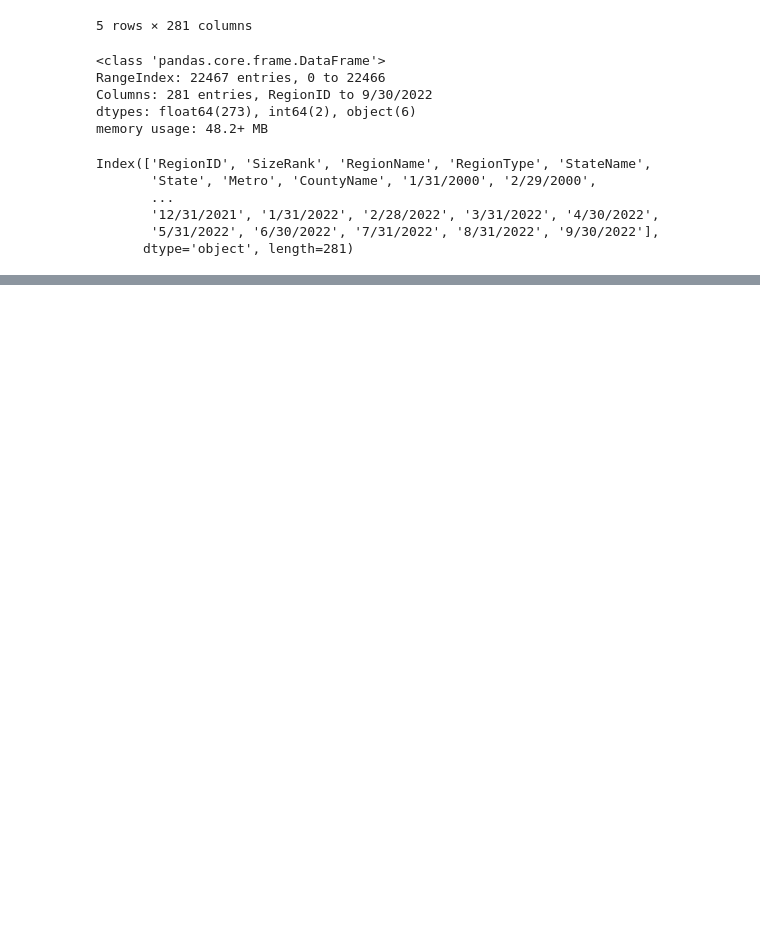
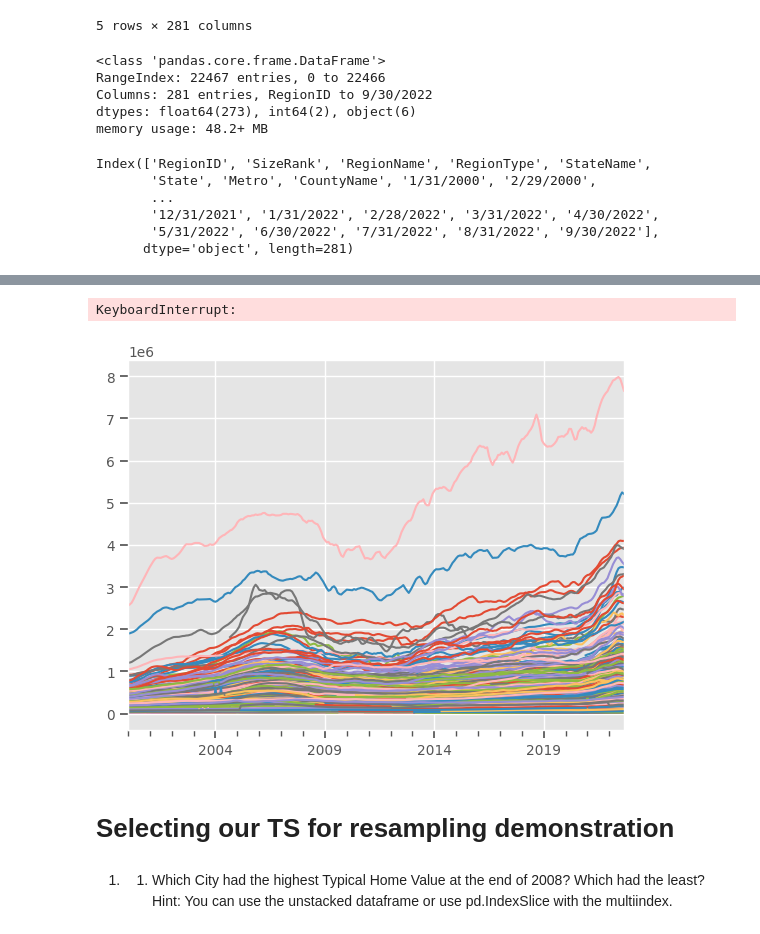
Before and after one commit to CatDawn29/Wide-Form-Data-Tippins, a Jupyter notebook: Wide Data.ipynb, the cells around one changed output, grey strips where cells are left out. Cells and saved outputs as stored; diff of their text form; code cells hidden in the pictures; blank space fills up the shorter version.

```diff
--- a/Wide Data.ipynb
+++ b/Wide Data.ipynb
@@ -156,0 +154,3 @@ ax = unstacked['SizeRank'].plot()
+# %%
+city_unstacked = month_ts.unstack(0)
+city_unstacked
@@ -156,0 +172,10 @@ ax = unstacked['SizeRank'].plot()
+# %%
+city_unstacked.plot()
+# %% [output]
+KeyboardInterrupt:
+[figure, added]
+# %% [markdown]
+# Selecting our TS for resampling demonstration
+# %% [markdown]
+1. 1) Which City had the highest Typical Home Value at the end of 2008? Which had the least?
+Hint: You can use the unstacked dataframe or use pd.IndexSlice with the multiindex.
```
Also changed, not shown: parts of 32 cells of this notebook.
